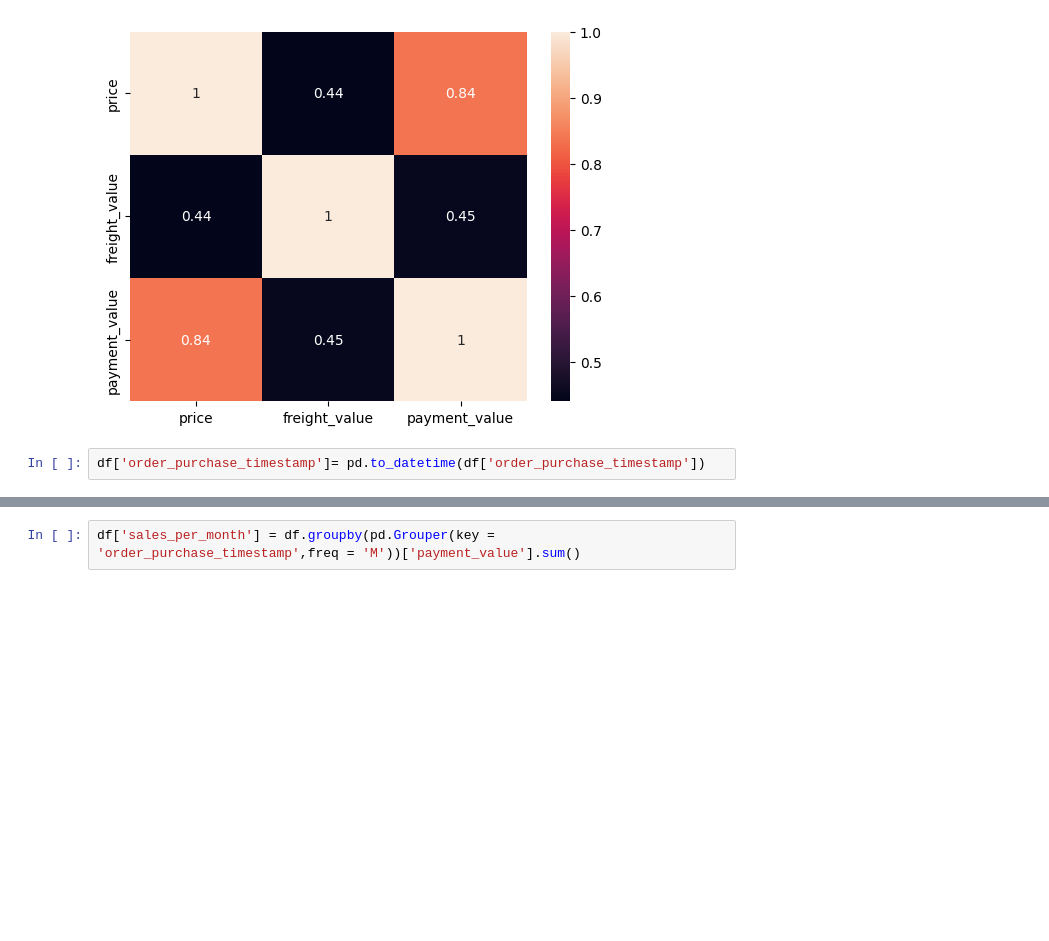
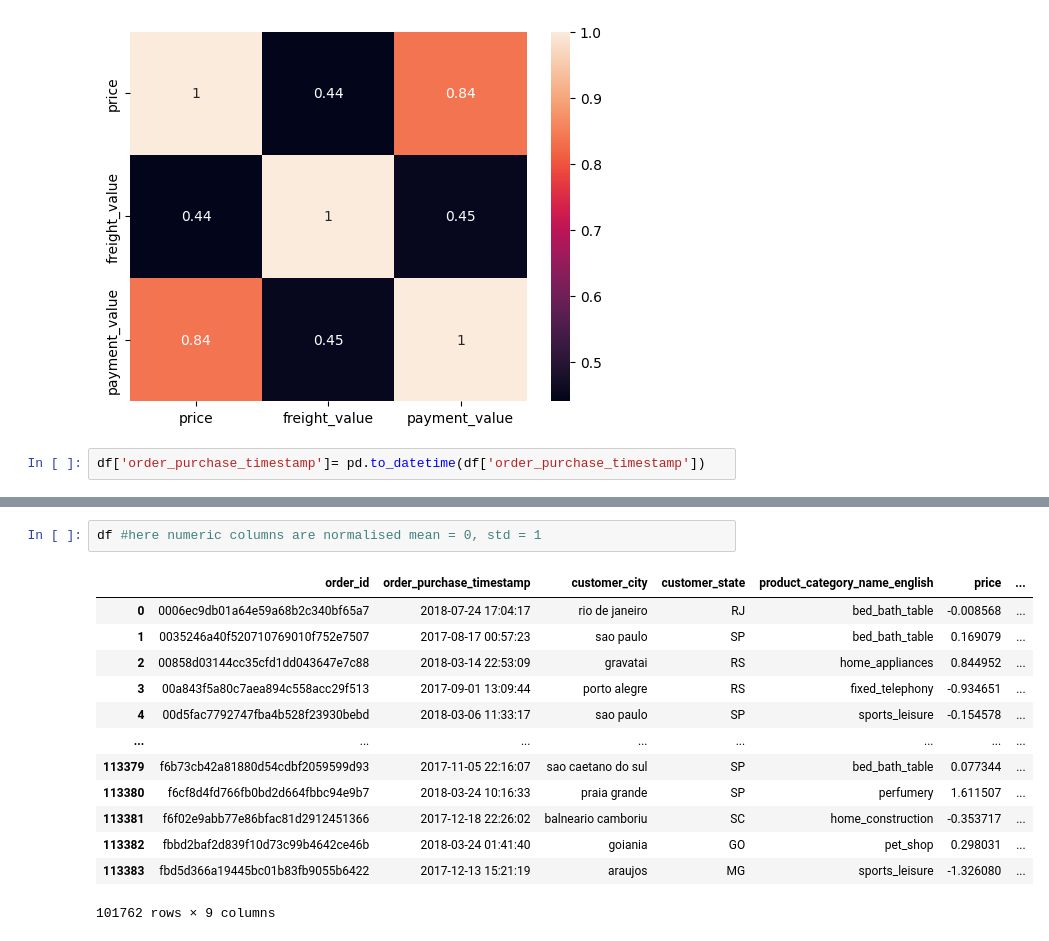
Before and after one commit to Sharddha-Sharddha/IITMLAssignments, a Jupyter notebook: Olist_Brazillian_Sales_.ipynb, the cells around one changed output, grey strips where cells are left out. Cells and saved outputs as stored; diff of their text form; blank space fills up the shorter version.

```diff
--- a/Olist_Brazillian_Sales_.ipynb
+++ b/Olist_Brazillian_Sales_.ipynb
@@ -273,2 +279,16 @@ dtype: datetime64[ns]
-# %%
-df['sales_per_month'] = df.groupby(pd.Grouper(key = 'order_purchase_timestamp',freq = 'M'))['payment_value'].sum()
+# %%
+df #here numeric columns are normalised mean = 0, std = 1
+# %% [output]
+|  | order_id | order_purchase_timestamp | customer_city | customer_state | product_category_name_english | price | ... |
+| 0 | 0006ec9db01a64e59a68b2c340bf65a7 | 2018-07-24 17:04:17 | rio de janeiro | RJ | bed_bath_table | -0.008568 | ... |
+| 1 | 0035246a40f520710769010f752e7507 | 2017-08-17 00:57:23 | sao paulo | SP | bed_bath_table | 0.169079 | ... |
+| 2 | 00858d03144cc35cfd1dd043647e7c88 | 2018-03-14 22:53:09 | gravatai | RS | home_appliances | 0.844952 | ... |
+| 3 | 00a843f5a80c7aea894c558acc29f513 | 2017-09-01 13:09:44 | porto alegre | RS | fixed_telephony | -0.934651 | ... |
+| 4 | 00d5fac7792747fba4b528f23930bebd | 2018-03-06 11:33:17 | sao paulo | SP | sports_leisure | -0.154578 | ... |
+| ... | ... | ... | ... | ... | ... | ... | ... |
+| 113379 | f6b73cb42a81880d54cdbf2059599d93 | 2017-11-05 22:16:07 | sao caetano do sul | SP | bed_bath_table | 0.077344 | ... |
+| 113380 | f6cf8d4fd766fb0bd2d664fbbc94e9b7 | 2018-03-24 10:16:33 | praia grande | SP | perfumery | 1.611507 | ... |
+| 113381 | f6f02e9abb77e86bfac81d2912451366 | 2017-12-18 22:26:02 | balneario camboriu | SC | home_construction | -0.353717 | ... |
+| 113382 | fbbd2baf2d839f10d73c99b4642ce46b | 2018-03-24 01:41:40 | goiania | GO | pet_shop | 0.298031 | ... |
+| 113383 | fbd5d366a19445bc01b83fb9055b6422 | 2017-12-13 15:21:19 | araujos | MG | sports_leisure | -1.326080 | ... |
+101762 rows × 9 columns
```
Also changed, not shown: parts of 9 cells of this notebook.
